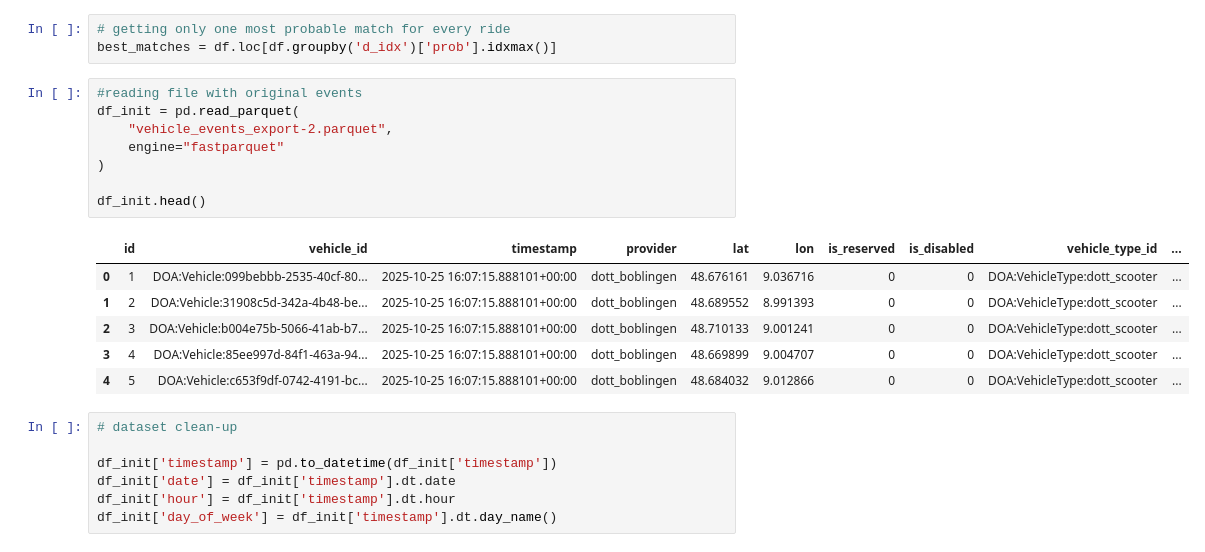
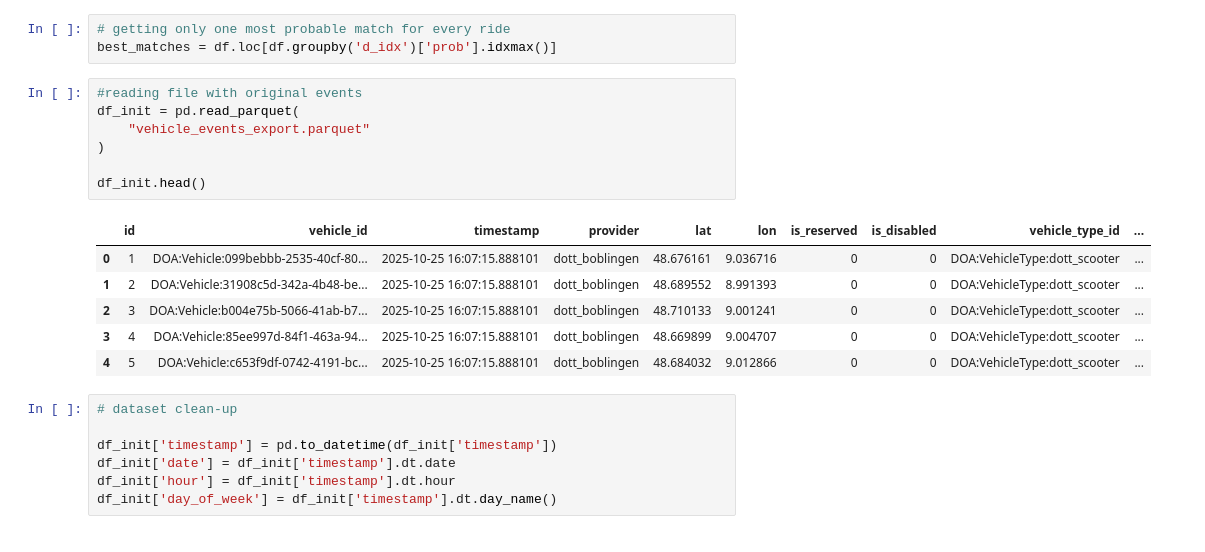
Before and after one commit to eifelnex/escooter-tracker, a Jupyter notebook: Scooter Weather Final.ipynb, the cells around one changed output. Cells and saved outputs as stored; diff of their text form.

```diff
--- a/Scooter Weather Final.ipynb
+++ b/Scooter Weather Final.ipynb
@@ -35,18 +34,17 @@ best_matches = df.loc[df.groupby('d_idx')['prob'].idxmax()]
 # %%
 #reading file with original events
 df_init = pd.read_parquet(
-    "vehicle_events_export-2.parquet",
-    engine="fastparquet"
+    "vehicle_events_export.parquet"
 )
 
 df_init.head()
 # %% [output]
 |  | id | vehicle_id | timestamp | provider | lat | lon | is_reserved | is_disabled | vehicle_type_id | ... |
-| 0 | 1 | DOA:Vehicle:099bebbb-2535-40cf-80... | 2025-10-25 16:07:15.888101+00:00 | dott_boblingen | 48.676161 | 9.036716 | 0 | 0 | DOA:VehicleType:dott_scooter | ... |
-| 1 | 2 | DOA:Vehicle:31908c5d-342a-4b48-be... | 2025-10-25 16:07:15.888101+00:00 | dott_boblingen | 48.689552 | 8.991393 | 0 | 0 | DOA:VehicleType:dott_scooter | ... |
-| 2 | 3 | DOA:Vehicle:b004e75b-5066-41ab-b7... | 2025-10-25 16:07:15.888101+00:00 | dott_boblingen | 48.710133 | 9.001241 | 0 | 0 | DOA:VehicleType:dott_scooter | ... |
-| 3 | 4 | DOA:Vehicle:85ee997d-84f1-463a-94... | 2025-10-25 16:07:15.888101+00:00 | dott_boblingen | 48.669899 | 9.004707 | 0 | 0 | DOA:VehicleType:dott_scooter | ... |
-| 4 | 5 | DOA:Vehicle:c653f9df-0742-4191-bc... | 2025-10-25 16:07:15.888101+00:00 | dott_boblingen | 48.684032 | 9.012866 | 0 | 0 | DOA:VehicleType:dott_scooter | ... |
+| 0 | 1 | DOA:Vehicle:099bebbb-2535-40cf-80... | 2025-10-25 16:07:15.888101 | dott_boblingen | 48.676161 | 9.036716 | 0 | 0 | DOA:VehicleType:dott_scooter | ... |
+| 1 | 2 | DOA:Vehicle:31908c5d-342a-4b48-be... | 2025-10-25 16:07:15.888101 | dott_boblingen | 48.689552 | 8.991393 | 0 | 0 | DOA:VehicleType:dott_scooter | ... |
+| 2 | 3 | DOA:Vehicle:b004e75b-5066-41ab-b7... | 2025-10-25 16:07:15.888101 | dott_boblingen | 48.710133 | 9.001241 | 0 | 0 | DOA:VehicleType:dott_scooter | ... |
+| 3 | 4 | DOA:Vehicle:85ee997d-84f1-463a-94... | 2025-10-25 16:07:15.888101 | dott_boblingen | 48.669899 | 9.004707 | 0 | 0 | DOA:VehicleType:dott_scooter | ... |
+| 4 | 5 | DOA:Vehicle:c653f9df-0742-4191-bc... | 2025-10-25 16:07:15.888101 | dott_boblingen | 48.684032 | 9.012866 | 0 | 0 | DOA:VehicleType:dott_scooter | ... |
 # %%
 # dataset clean-up
 
```
Also changed, not shown: parts of 8 cells of this notebook.
